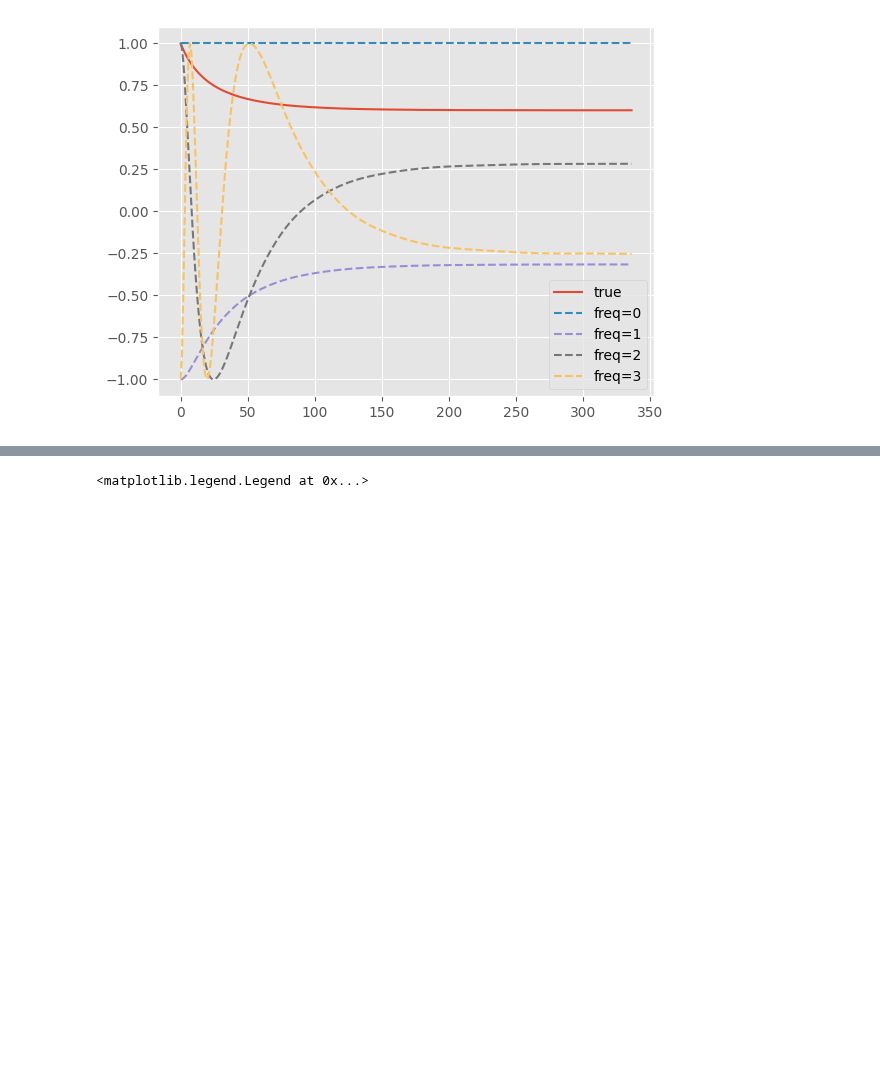
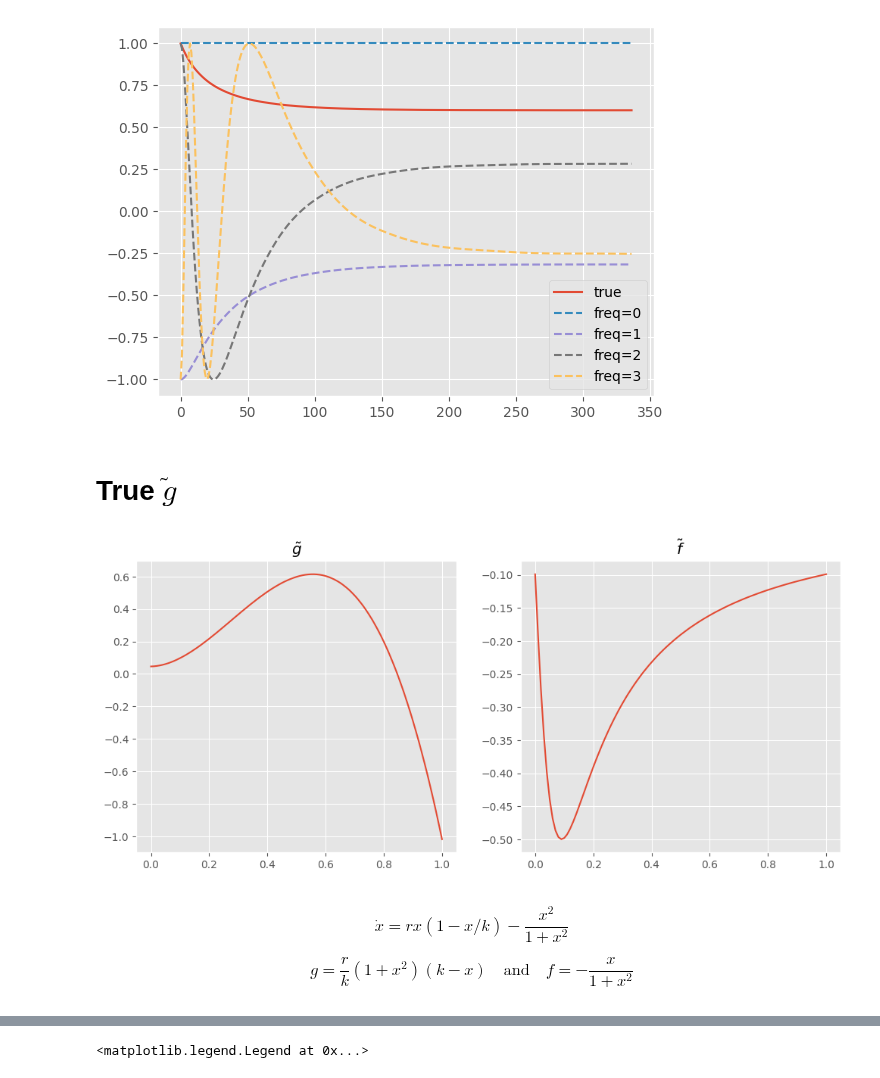
Before and after one commit to MalachiteWind/stable_node_control, a Jupyter notebook: notebooks/featurize/featurize.ipynb, the cells around one changed output, grey strips where cells are left out. Drawn from its saved outputs; the diff is of its cells as text; code cells hidden in the pictures; blank space fills up the shorter version.

Commit message:
exp: Learning g with fixed true f

```diff
--- a/notebooks/featurize/featurize.ipynb
+++ b/notebooks/featurize/featurize.ipynb
@@ -95,3 +95,5 @@ plt.legend()
 plt.show()
 # %% [output]
 [figure]
+# %% [markdown]
+# True $\tilde g$
@@ -97,0 +102,24 @@ plt.show()
+# %%
+x_lin = np.linspace(0,1,101)
+x_lin_unscaled = scaler.inverse_transform(x_lin.reshape(-1,1)).reshape(-1)
+
+f_true_arr = f_true(x_lin_unscaled)
+g_true_arr = scaler.transform(g_true(x_lin_unscaled, k, r=0.56).reshape(-1,1)).reshape(-1)
+
+
+fig, (ax1,ax2) = plt.subplots(1,2, figsize=(12,5))
+ax1.plot(x_lin, g_true_arr)
+ax1.set_title(r"$\tilde{g}$")
+ax2.plot(x_lin, f_true_arr)
+ax2.set_title(r"$\tilde{f}$")
+plt.show()
+# %% [output]
+[figure, added]
+# %% [markdown]
+$$
+\dot x = rx (1-x/k) - \frac{x^2}{1+x^2}
+$$
+
+$$
+g = \frac{r}{k}(1+x^2)(k-x) \quad \text{and} \quad f = -\frac{x}{1+x^2}
+$$
```
Also changed, not shown: parts of 2 cells of this notebook.
